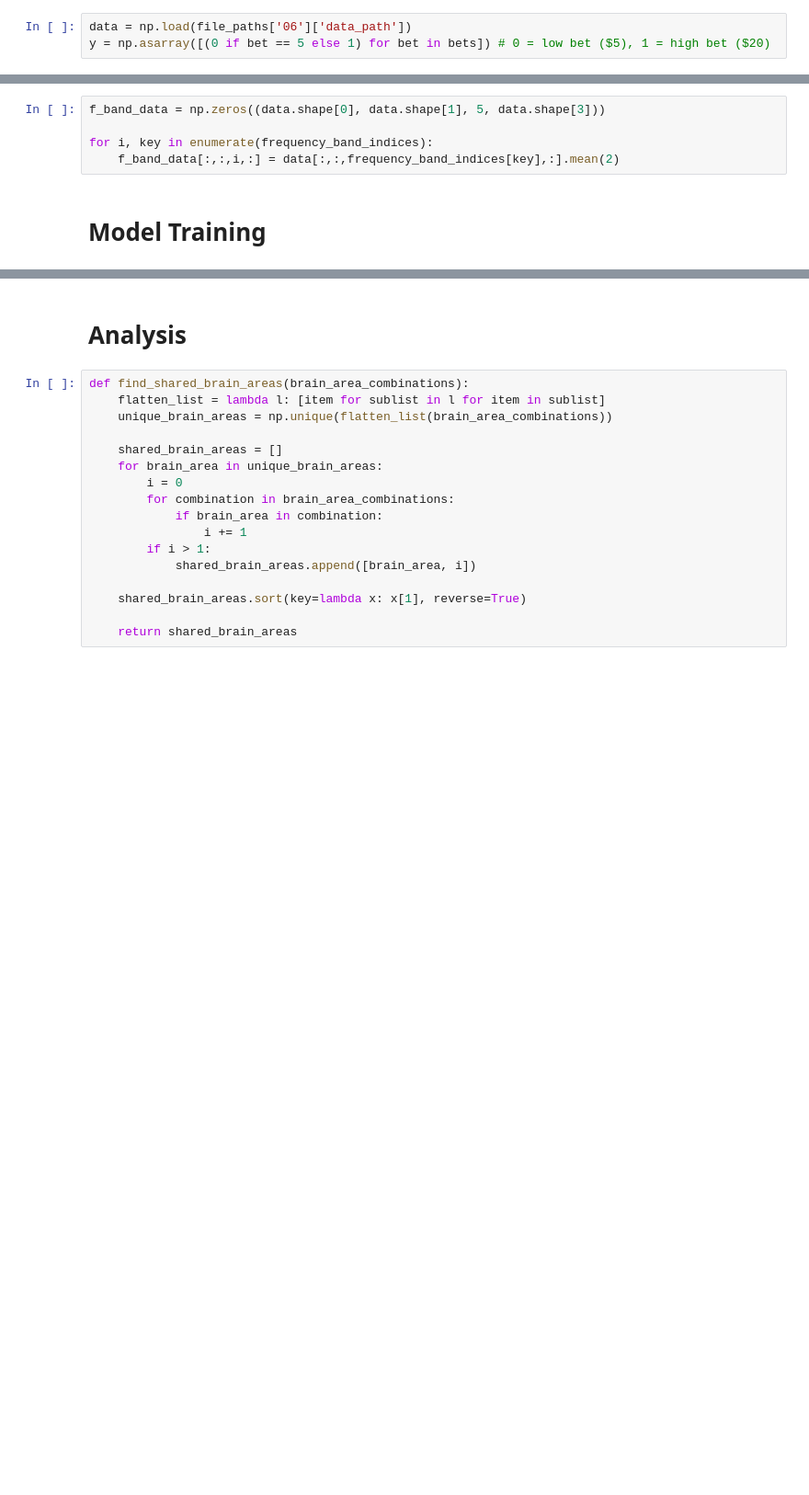
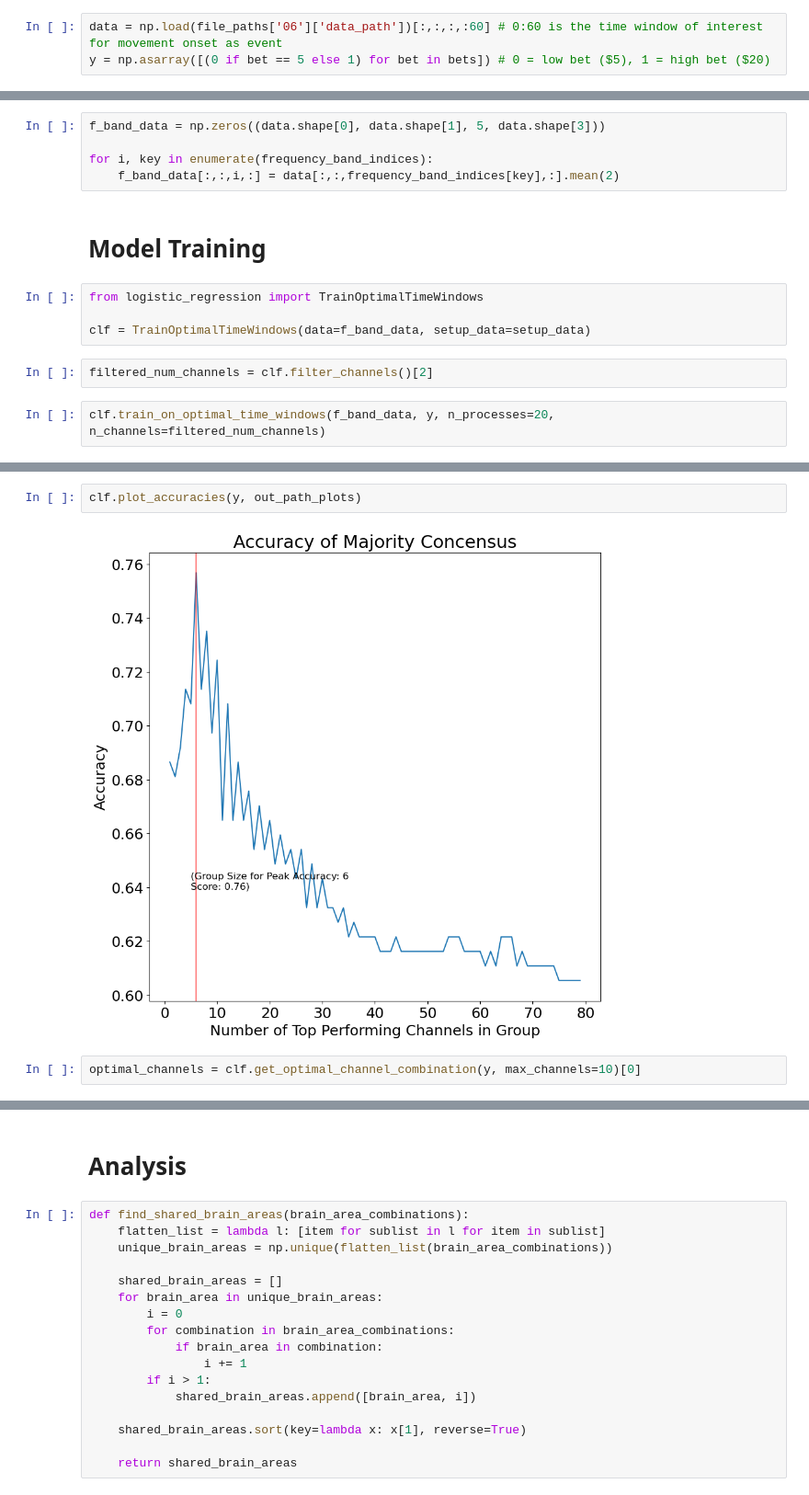
Before and after one commit to ncsl/decoding-decision-making, a Jupyter notebook: EFRI_Data_Analysis.ipynb, the cells around one changed output, grey strips where cells are left out. Shown at 92% size. Saved outputs shown, nothing was run; the diff lists cells and outputs as text; blank space fills up the shorter version.

```diff
--- a/EFRI_Data_Analysis.ipynb
+++ b/EFRI_Data_Analysis.ipynb
@@ -56,7 +56,7 @@ subject_cards = setup_data['filters']['card1'][good_trials] # get the subject's
 elec_names = np.array(setup_data['elec_name'])
 elec_areas = np.array(setup_data['elec_area'])
 # %%
-data = np.load(file_paths['06']['data_path'])
+data = np.load(file_paths['06']['data_path'])[:,:,:,:60] # 0:60 is the time window of interest for movement onset as event
 y = np.asarray([(0 if bet == 5 else 1) for bet in bets]) # 0 = low bet ($5), 1 = high bet ($20)
 # %% [markdown]
 ## Matplotlib Settings
@@ -85,3 +85,11 @@ for i, key in enumerate(frequency_band_indices):
     f_band_data[:,:,i,:] = data[:,:,frequency_band_indices[key],:].mean(2)
 # %% [markdown]
 # Model Training
+# %%
+from logistic_regression import TrainOptimalTimeWindows
+
+clf = TrainOptimalTimeWindows(data=f_band_data, setup_data=setup_data)
+# %%
+filtered_num_channels = clf.filter_channels()[2]
+# %%
+clf.train_on_optimal_time_windows(f_band_data, y, n_processes=20, n_channels=filtered_num_channels)
@@ -87,0 +114,6 @@ for i, key in enumerate(frequency_band_indices):
+# %%
+clf.plot_accuracies(y, out_path_plots)
+# %% [output]
+[figure, added]
+# %%
+optimal_channels = clf.get_optimal_channel_combination(y, max_channels=10)[0]
```
Also changed, not shown: parts of 3 cells of this notebook, 2 other files.
